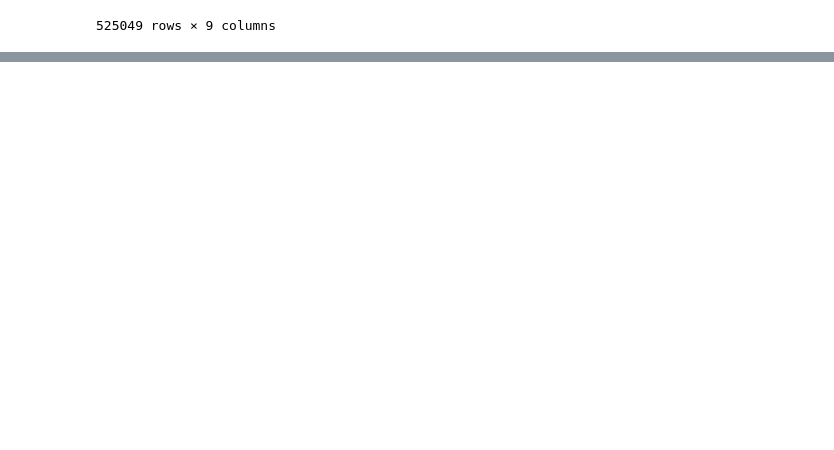
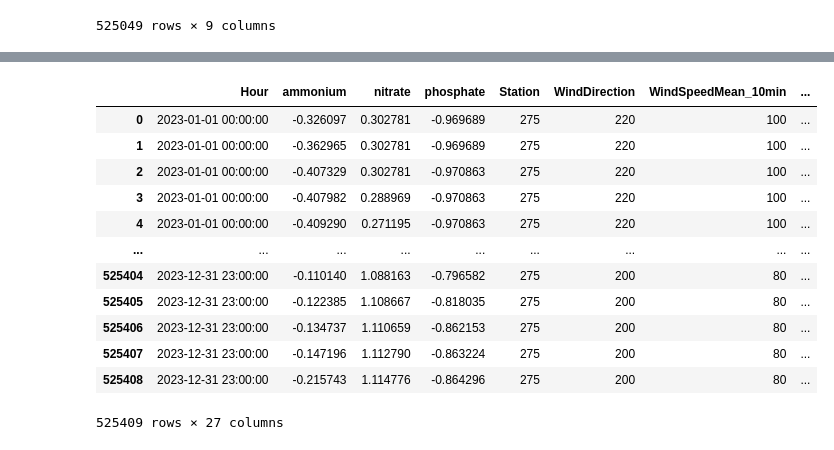
Before and after one commit to georgyHZ/DuskpetalHoppers, a Jupyter notebook: Iteration1.ipynb, the cells around one changed output, grey strips where cells are left out. Cells and saved outputs as stored; diff of their text form; code cells hidden in the pictures; blank space fills up the shorter version.

```diff
--- a/Iteration1.ipynb
+++ b/Iteration1.ipynb
@@ -177,6 +181,23 @@ weather
 | 8758 | 2023-12-31 22:00:00 | 275 | 200 | 80 | 80 | 130 | 83 | ... |
 | 8759 | 2023-12-31 23:00:00 | 275 | 200 | 80 | 90 | 150 | 86 | ... |
 8760 rows × 24 columns
+# %%
+combined = pd.merge(chemicals_hourly_scaled, weather, on='Hour', how='inner')
+combined
+# %% [output]
+|  | Hour | ammonium | nitrate | phosphate | Station | WindDirection | WindSpeedMean_10min | ... |
+| 0 | 2023-01-01 00:00:00 | -0.326097 | 0.302781 | -0.969689 | 275 | 220 | 100 | ... |
+| 1 | 2023-01-01 00:00:00 | -0.362965 | 0.302781 | -0.969689 | 275 | 220 | 100 | ... |
+| 2 | 2023-01-01 00:00:00 | -0.407329 | 0.302781 | -0.970863 | 275 | 220 | 100 | ... |
+| 3 | 2023-01-01 00:00:00 | -0.407982 | 0.288969 | -0.970863 | 275 | 220 | 100 | ... |
+| 4 | 2023-01-01 00:00:00 | -0.409290 | 0.271195 | -0.970863 | 275 | 220 | 100 | ... |
+| ... | ... | ... | ... | ... | ... | ... | ... | ... |
+| 525404 | 2023-12-31 23:00:00 | -0.110140 | 1.088163 | -0.796582 | 275 | 200 | 80 | ... |
+| 525405 | 2023-12-31 23:00:00 | -0.122385 | 1.108667 | -0.818035 | 275 | 200 | 80 | ... |
+| 525406 | 2023-12-31 23:00:00 | -0.134737 | 1.110659 | -0.862153 | 275 | 200 | 80 | ... |
+| 525407 | 2023-12-31 23:00:00 | -0.147196 | 1.112790 | -0.863224 | 275 | 200 | 80 | ... |
+| 525408 | 2023-12-31 23:00:00 | -0.215743 | 1.114776 | -0.864296 | 275 | 200 | 80 | ... |
+525409 rows × 27 columns
 # %%
 from sklearn.feature_selection import mutual_info_regression
 
```
Also changed, not shown: parts of 11 cells of this notebook, 1 other file.
